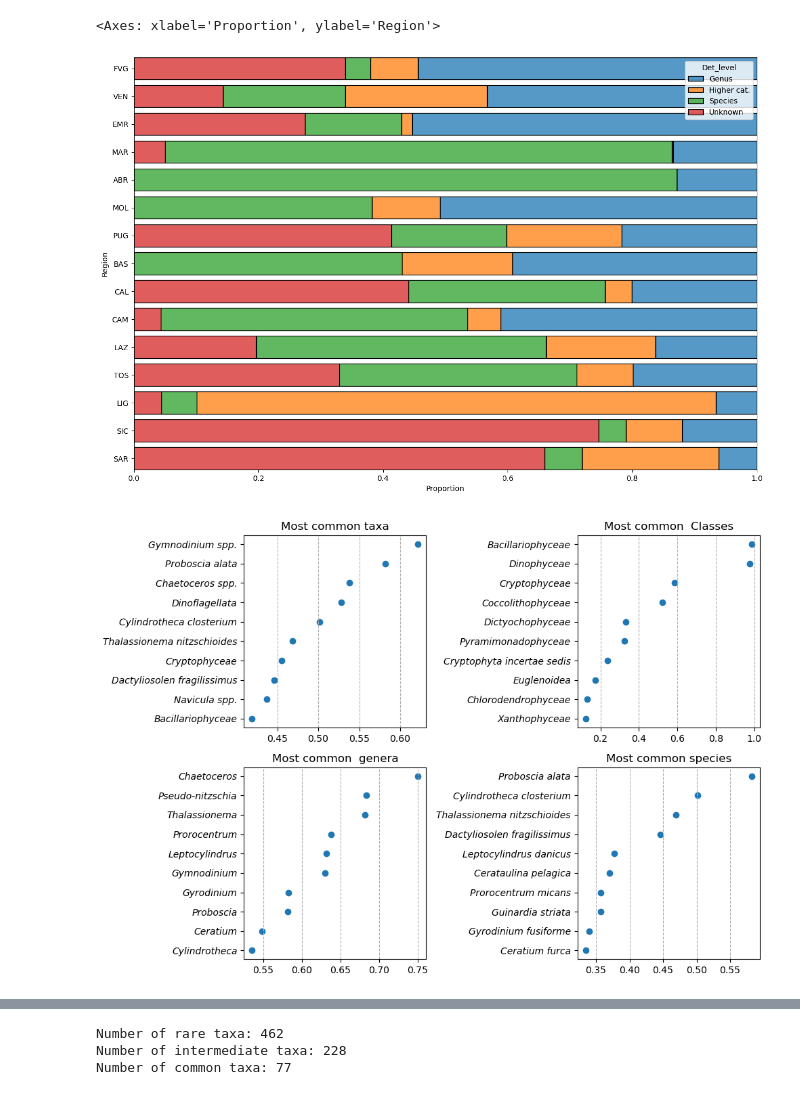
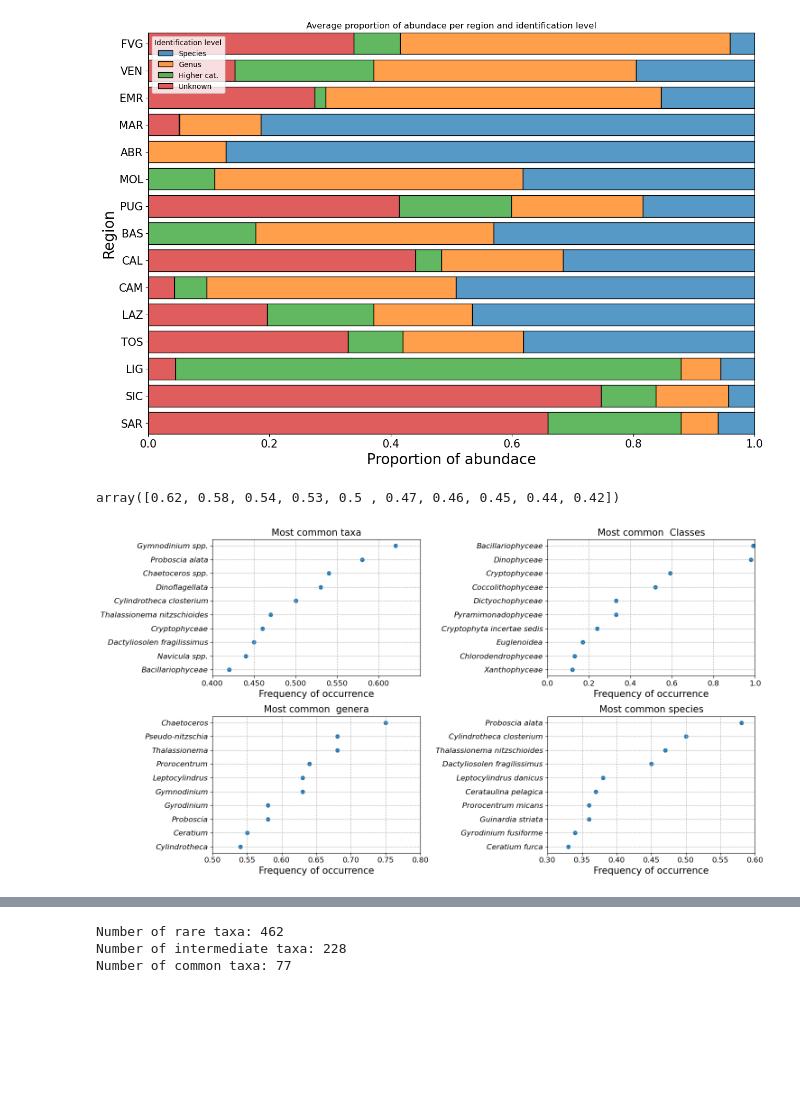
Before and after one commit to Alberto-Ghedin/ISPRA_20152017_Analysis, a Jupyter notebook: Description/My_descr.ipynb, the cells around one changed output, grey strips where cells are left out. Cells and saved outputs as stored; diff of their text form; code cells hidden in the pictures; blank space fills up the shorter version.

Commit message:
improved some plots

```diff
--- a/Description/My_descr.ipynb
+++ b/Description/My_descr.ipynb
@@ -109,21 +91,27 @@ dat
 dat.to_csv(_HOME_ + "/ISPRA_20152017_Analysis/site_taxa_matrix_w_det_level.csv")
 # %%
 fig, ax = plt.subplots(figsize=(15, 10))
-
-sns.histplot(
-        data=phyto_abund_simplified.groupby(["Date", "id", "Det_level"]).agg(
+data = phyto_abund_simplified.groupby(["Date", "id", "Det_level"]).agg(
         {
             "Num_cell_l" : "sum",
             "Region" : "first"
-        }).reset_index().groupby(["Region", "Det_level"], observed = True).mean(numeric_only=True).reset_index(),
-        y="Region", hue="Det_level", weights="Num_cell_l",
+        }).reset_index().groupby(["Region", "Det_level"], observed = True).mean(numeric_only=True).reset_index().rename(columns={"Det_level" : "Identification level"})
+data["Identification level"] = pd.Categorical(data["Identification level"], categories = ["Unknown", "Higher cat.", "Genus", "Species"][::-1], ordered = True)
+sns.histplot(
+        data=data.sort_values(by="Identification level"),
+        y="Region", hue="Identification level", weights="Num_cell_l",
         multiple="fill", stat="proportion",
         discrete=True, shrink=.8, legend=True,
         ax = ax
     )
+ax.set_xlabel("Proportion of abundace", size = 20)
+ax.set_ylabel("Region", size = 20)
+ax.set_xticks(ticks=ax.get_xticks(), labels = ax.get_xticklabels(), size = 15)
+ax.set_yticks(ticks=ax.get_yticks(), labels = ax.get_yticklabels(), size = 15)
+ax.set_title("Average proportion of abundace per region and identification level")
+plt.savefig(_HOME_ + "/ISPRA_20152017_Analysis/Description/average_proportion_cells_per_region_and_identification_level.png", bbox_inches="tight")
 # %% [output]
-<Axes: xlabel='Proportion', ylabel='Region'>
-[figure, old version]
+[figure, new version]
 # %%
 phyto_classes = pd.read_csv(_HOME_ + "/ISPRA_20152017_Analysis/Description/phyto_classes.csv")
 # %%
@@ -134,28 +122,37 @@ top_classes = pd.read_csv(_HOME_ + "/ISPRA_20152017_Analysis/Description/Classes
 # %%
 rich_classes = phyto_abund_simplified.query("Taxon != 'Other phytoplankton' and Det_level == 'Species'")[["Class", "Taxon"]].groupby("Class").nunique().sort_values("Taxon", ascending = False).reset_index()
 rich_genera = phyto_abund_simplified.query("Taxon != 'Other phytoplankton' and Det_level == 'Species'")[["Genus", "Taxon"]].groupby("Genus").nunique().sort_values("Taxon", ascending = False).reset_index()
+# %%
+np.round(data.iloc[:n_otu,1].to_numpy() / n_samples, 2)
+# %% [output]
+array([0.62, 0.58, 0.54, 0.53, 0.5 , 0.47, 0.46, 0.45, 0.44, 0.42])
 # %%
-fig, axs = plt.subplots(2, 2, figsize=(10, 7))
+fig, axs = plt.subplots(2, 2, figsize=(15, 8))
 axs = axs.flatten()
 
 n_otu = 10
 n_samples = 2220
 for ax, data, title in zip(axs,
                            [top_taxa, top_classes, top_genera, top_species],
                            ["Most common taxa", "Most common  Classes", "Most common  genera", "Most common species"]
                            ):
     ith_otu = np.arange(len(data))[:n_otu][::-1]
-    ax.scatter(data.iloc[:n_otu,1].to_numpy() / n_samples, ith_otu)
+    ax.scatter(np.round(data.iloc[:n_otu,1].to_numpy() / n_samples, 2), ith_otu)
+    ax.set_title(title, size = 15)
+    ax.set_xticks(ticks=ax.get_xticks(), labels = ax.get_xticklabels(), size = 12)
     ax.set_yticks(
         ith_otu,
         labels = data.iloc[:n_otu,0].to_numpy(),
-        style = "italic"
+        style = "italic",
+        size = 12
     )
-    ax.set_title(title)
-    ax.grid(True, which='major', axis='x', linestyle='--')
+    ax.grid(True, which='major', axis="both", linestyle='--')
+    ax.set_xlabel("Frequency of occurrence", size = 15)
 
-
+axs[0].set_xticks(ticks=axs[0].get_xticks()[:-1:2], labels = axs[0].get_xticklabels()[:-1:2], size = 12)
+axs[1].set_xlim(0,1)
 plt.tight_layout()
+plt.savefig(_HOME_ + "/ISPRA_20152017_Analysis/Description/most_common_taxa_classes_genera_species.png", bbox_inches="tight")
 # %% [output]
-[figure, old version]
+[figure, new version]
 # %%
```
Also changed, not shown: parts of 4 cells of this notebook.
